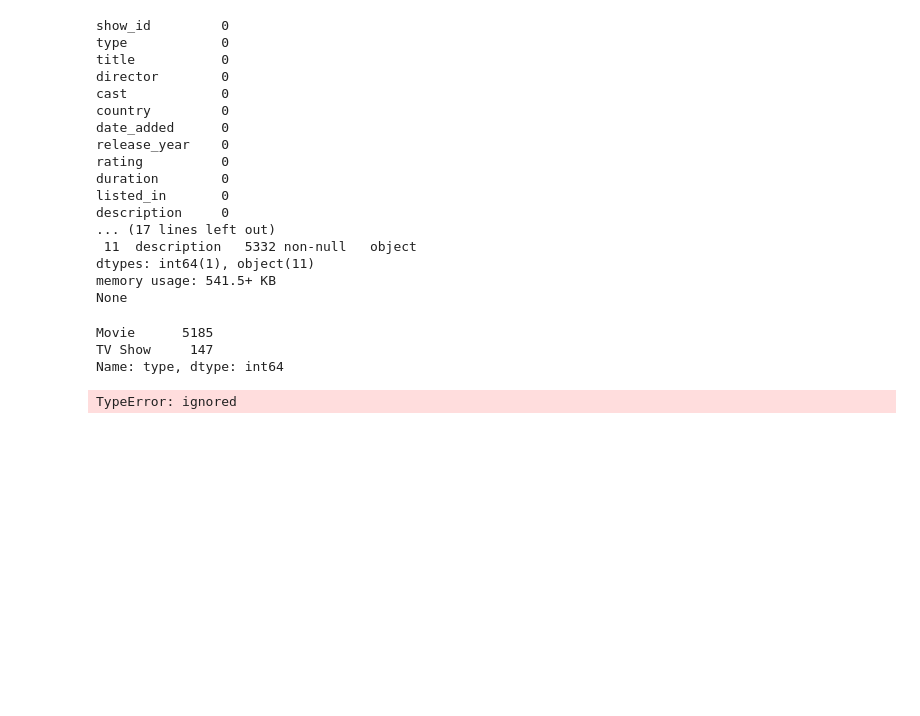
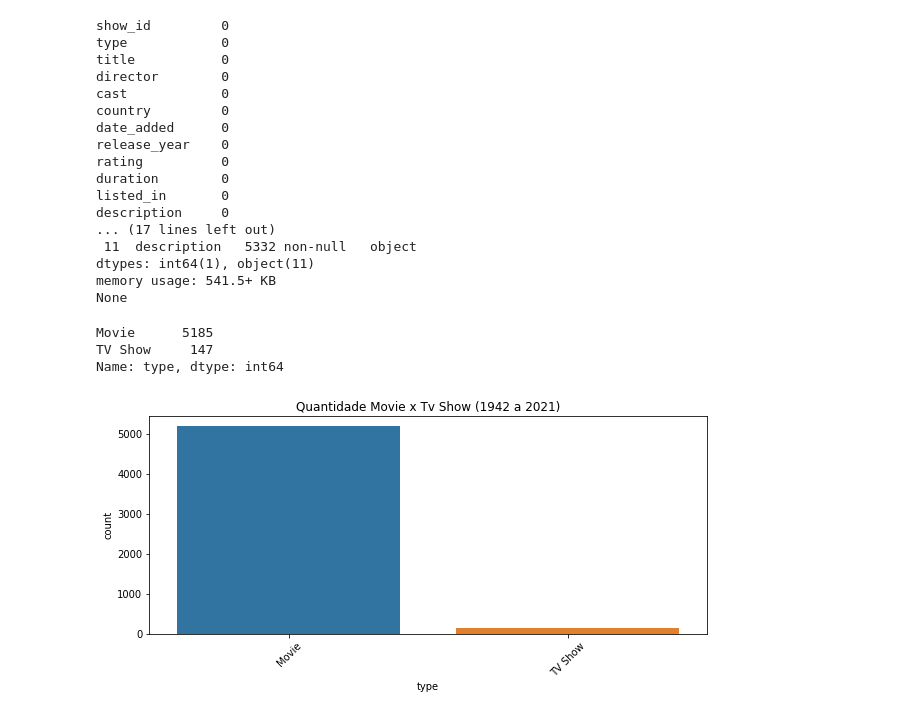
Before and after one commit to NilbertoFreitas/Dataviz, a Jupyter notebook: Dataviz_A2.ipynb, the cells around one changed output. Drawn from its saved outputs; the diff is of its cells as text; code cells hidden in the pictures; blank space fills up the shorter version.

```diff
--- a/Dataviz_A2.ipynb
+++ b/Dataviz_A2.ipynb
@@ -59,9 +61,9 @@ description        0
 dtype: int64
 # %%
 #Apagar todas as linhas que contenham pelo menos um campo nulo
-df = df.dropna()
-print(df.shape)
-df.head()
+netflix = df.dropna()
+print(netflix.shape)
+netflix.head()
 # %% [output]
 (5332, 12)
 |  | show_id | type | title | director | cast | country | date_added | release_year | rating | duration | ... |
@@ -92,16 +95,17 @@ description     0
 dtypes: int64(1), object(11)
 memory usage: 541.5+ KB
 None
-# %%
-lista=df.type.value_counts()
-print(lista)
-# %% [output]
-Movie      5185
-TV Show     147
-Name: type, dtype: int64
 # %%
 #Lançamento de filmes e séries por período
-plt.bar(lista)
+lista=netflix.type
+print(lista.value_counts())
+plt.figure(figsize=(10,4))
+sns.countplot(x=lista)
+plt.title('Quantidade Movie x Tv Show (1942 a 2021)')
+plt.xticks(rotation=45)
 plt.show()
 # %% [output]
-TypeError: ignored
+Movie      5185
+TV Show     147
+Name: type, dtype: int64
+[figure, added]
```
Also changed, not shown: parts of 8 cells of this notebook.
